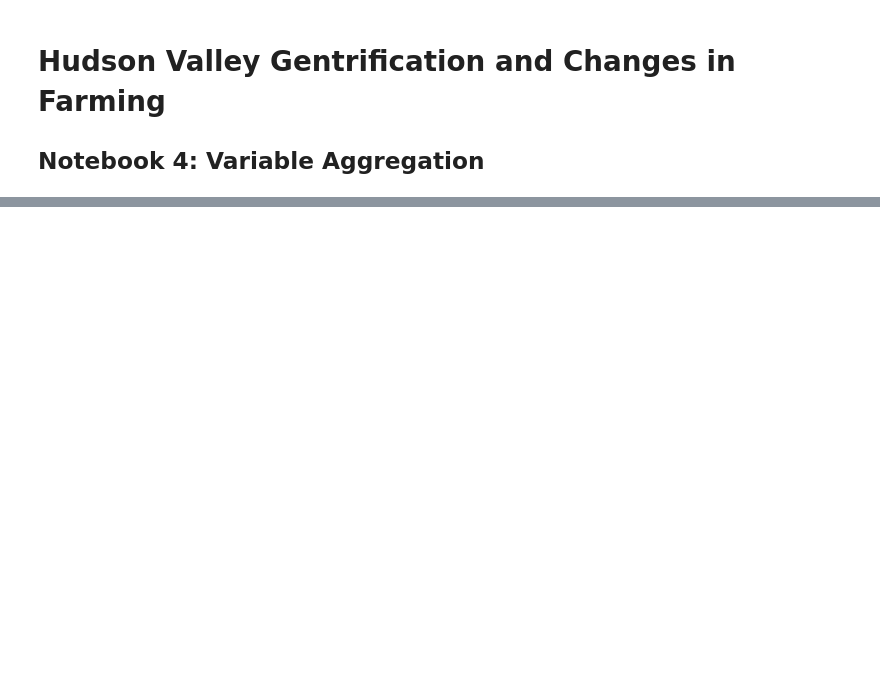
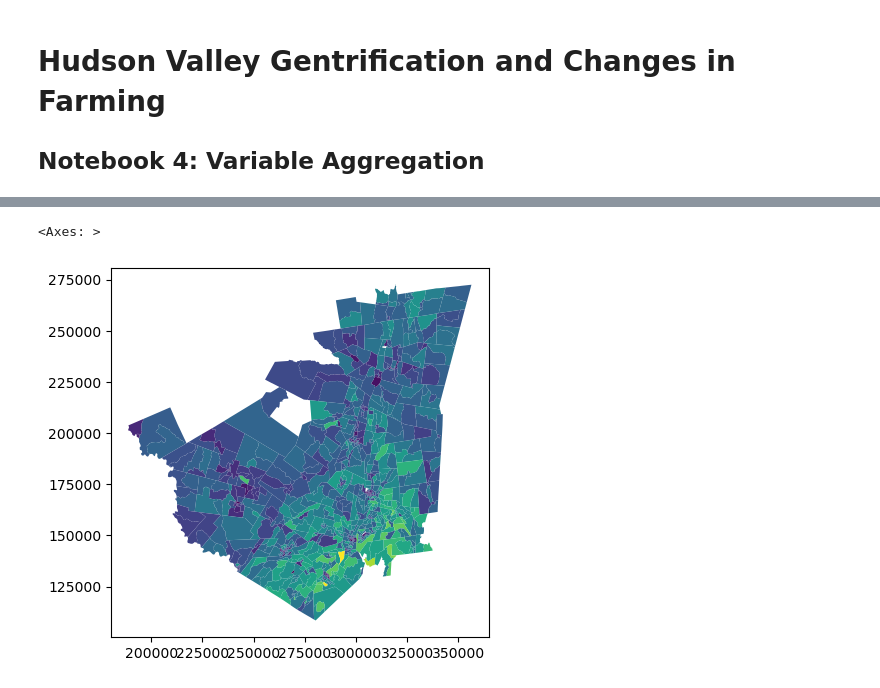
Before and after one commit to dkrasne/nys_farms, a Jupyter notebook: nys_farms_4_varagg.ipynb, the cells around one changed output, grey strips where cells are left out. Saved outputs shown, nothing was run; the diff lists cells and outputs as text; code cells hidden in the pictures; blank space fills up the shorter version.

Commit message:
Estimate income quartiles for 2017 crosswalked block groups

```diff
--- a/nys_farms_4_varagg.ipynb
+++ b/nys_farms_4_varagg.ipynb
@@ -54,0 +226,3 @@ gdf_counties_core = gpd.read_file("data/counties_core.geojson").to_csv(proj_huds
+# %%
+bgs = list(acs_bg2017xwalk_df.bg_2020.unique())
+bgs_dict = {}
@@ -54,0 +429,2 @@ gdf_counties_core = gpd.read_file("data/counties_core.geojson").to_csv(proj_huds
+# %%
+acs_bg2017xwalk_income = acs_bg2017xwalk_df[list(acs_bg2017xwalk_df.columns[:8]) + [col for col in acs_bg2017xwalk_df.columns if col.startswith('B19001')]].melt(id_vars=tuple(list(acs_bg2017xwalk_df.columns[:8]) + ['B19001_001E'])).copy().sort_values(by="variable")
@@ -54,0 +461,2 @@ gdf_counties_core = gpd.read_file("data/counties_core.geojson").to_csv(proj_huds
+# %%
+acs_bg2017xwalk_income = acs_bg2017xwalk_income.merge(df_b19001[['variable','min','max']], how='left', on='variable').copy()
@@ -54,0 +472,29 @@ gdf_counties_core = gpd.read_file("data/counties_core.geojson").to_csv(proj_huds
+# %%
+#rng = np.random.default_rng(123456789012345)
+
+bgs_dict['income_2017'] = []
+bgs_dict['income_2022'] = []
+
+#for df in []
+for bg in bgs:
+    bgs_dict['income_2017'].append({'bg': bg})
+    bg_df = acs_bg2017xwalk_income.query('bg_2020 == @bg')
+    random_vals = []
+
+    for idx, row in bg_df.query('value > 0').iterrows():
+        vals = rng.integers(low=row['min'], high=row['max']+1, size=round(row['value']))
+        random_vals += list(vals)
+
+    if len(random_vals) == 0:
+#        print(bg)
+        continue
+
+    q1 = np.quantile(random_vals, .25)
+    q2 = np.quantile(random_vals, .50)
+    q3 = np.quantile(random_vals, .75)
+    trim = trimean(q1,q2,q3)
+
+    bgs_dict['income_2017'][-1]['q1'] = q1
+    bgs_dict['income_2017'][-1]['q2'] = q2
+    bgs_dict['income_2017'][-1]['q3'] = q3
+    bgs_dict['income_2017'][-1]['trimean'] = trim
@@ -54,0 +517,5 @@ gdf_counties_core = gpd.read_file("data/counties_core.geojson").to_csv(proj_huds
+# %%
+gdf_bgs2022_core.merge(pd.DataFrame.from_dict(bgs_dict['income_2017']), how='left', left_on="GEOID_x", right_on="bg").plot(column='q2')
+# %% [output]
+<Axes: >
+[figure, added]
```
Also changed, not shown: parts of 39 cells of this notebook, 1 other file.
